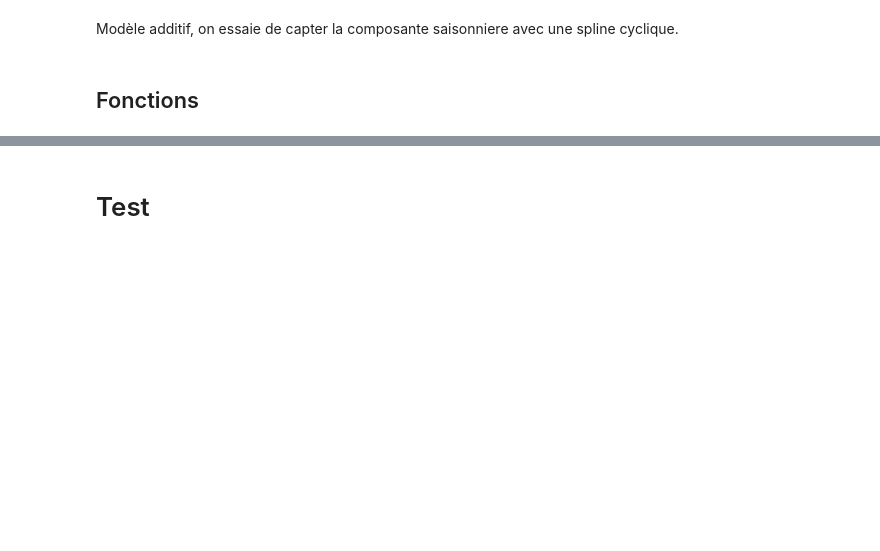
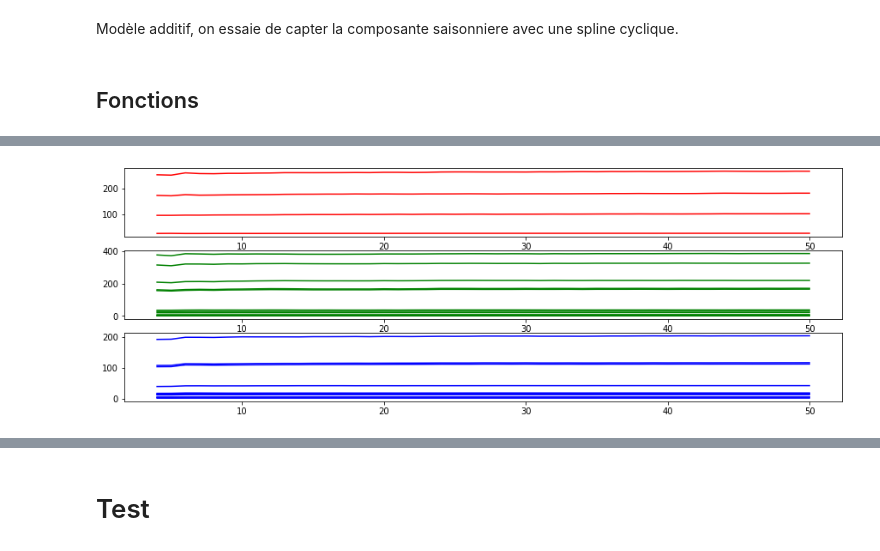
Before and after one commit to JlnZhou/ProjectML, a Jupyter notebook: Regression_GAM_Gamma.ipynb, the cells around one changed output, grey strips where cells are left out. Cells and saved outputs as stored; diff of their text form; code cells hidden in the pictures; blank space fills up the shorter version.

```diff
--- a/Regression_GAM_Gamma.ipynb
+++ b/Regression_GAM_Gamma.ipynb
@@ -132,19 +122,22 @@ for curr_n_knots in range(4, max_n_knots+1):
 # %%
 cv_moyen = pd.DataFrame()
 
-cv_Naif = pd.read_csv("../Data/Naif/CV_scores.csv")
-curr_moyen = pd.DataFrame()
-for code in liste_stations:
-    curr_moyen[code] = list(cv_Naif[cv_Naif["Code station"] == code]["Moyenne"])
-curr_moyen["Noeuds"] = 0
-cv_moyen = pd.concat([cv_moyen, curr_moyen])
-
 for curr_n_knots in range(4, max_n_knots+1):
     curr_moyen = {}
-    cv_scores = pd.read_csv("../Data/GAM_Gamma/cv_n_knots_" + str(curr_n_knots).rjust(2, "0") + ".csv")
+    cv_scores = pd.read_csv("../Data/GAM_Gamma/CV_MAE_knots_" + str(curr_n_knots).rjust(2, "0") + ".csv")
     for code in liste_stations:
         curr_moyen[code] = list(cv_scores[cv_scores["Code station"] == code]["Moyenne"])
     curr_moyen = pd.DataFrame(curr_moyen)
     curr_moyen["Noeuds"] = curr_n_knots
     cv_moyen = pd.concat([cv_moyen, curr_moyen])
+
+fig, axs = plt.subplots(n_cours_eau, 1, figsize = (15,5))
+for i in range(n_cours_eau):
+    stations = list(stations_debit[stations_debit["Cours eau"] == list(cours_eau_couleur[cours_eau_couleur["Index"] == i]["Cours eau"])[0]]["Code station"])
+    for code in stations:
+        axs[i].plot(cv_moyen["Noeuds"], cv_moyen[code],
+                   color = cours_eau_cmap(i))
+plt.show()
+# %% [output]
+[figure, added]
 # %%
```
Also changed, not shown: parts of 21 cells of this notebook, 1 other file.
